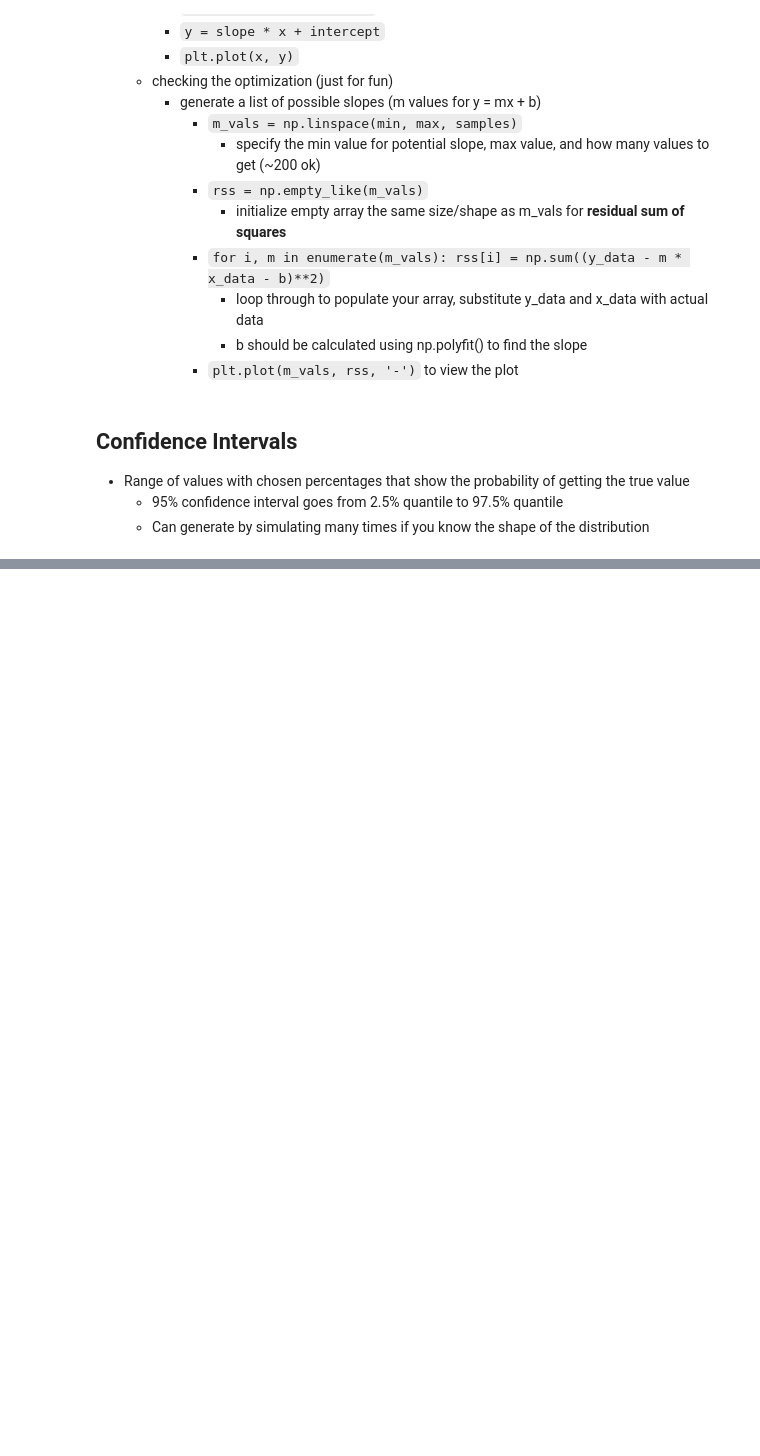
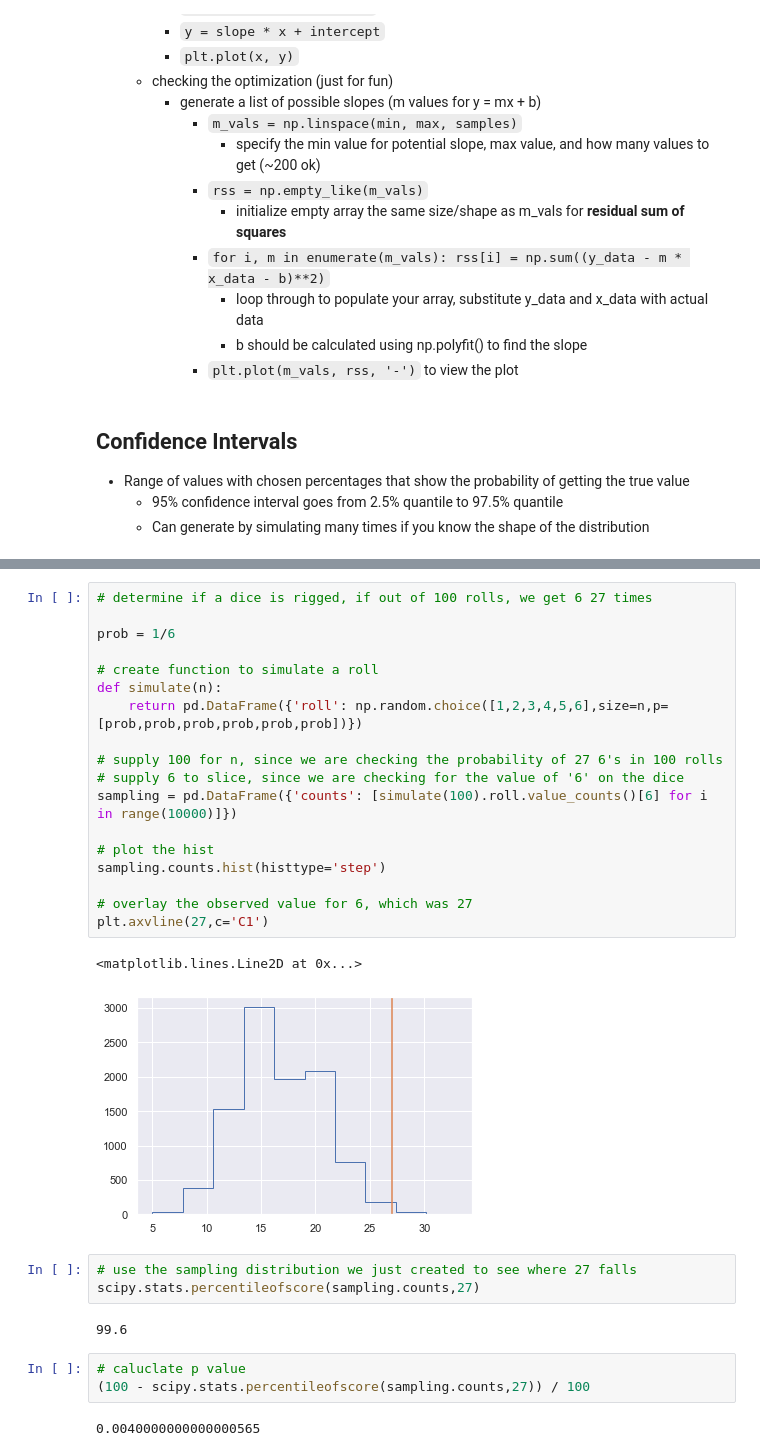
Before and after one commit to chuktuk/Libraries-and-Resources, a Jupyter notebook: Python-Statistics.ipynb, the cells around one changed output, grey strips where cells are left out. Drawn from its saved outputs; the diff is of its cells as text; blank space fills up the shorter version.

```diff
--- a/Python-Statistics.ipynb
+++ b/Python-Statistics.ipynb
@@ -320,0 +399,31 @@ Text(0.5, 1.0, 'Probability Distribution\nfor Number of MLB No-Hitters')
+# %%
+# determine if a dice is rigged, if out of 100 rolls, we get 6 27 times
+
+prob = 1/6
+
+# create function to simulate a roll
+def simulate(n):
+    return pd.DataFrame({'roll': np.random.choice([1,2,3,4,5,6],size=n,p=[prob,prob,prob,prob,prob,prob])})
+
+# supply 100 for n, since we are checking the probability of 27 6's in 100 rolls
+# supply 6 to slice, since we are checking for the value of '6' on the dice
+sampling = pd.DataFrame({'counts': [simulate(100).roll.value_counts()[6] for i in range(10000)]})
+
+# plot the hist
+sampling.counts.hist(histtype='step')
+
+# overlay the observed value for 6, which was 27
+plt.axvline(27,c='C1')
+# %% [output]
+<matplotlib.lines.Line2D at 0x...>
+[figure, added]
+# %%
+# use the sampling distribution we just created to see where 27 falls
+scipy.stats.percentileofscore(sampling.counts,27)
+# %% [output]
+99.6
+# %%
+# caluclate p value
+(100 - scipy.stats.percentileofscore(sampling.counts,27)) / 100
+# %% [output]
+0.0040000000000000565
```
Also changed, not shown: parts of 39 cells of this notebook, 2 other files.
